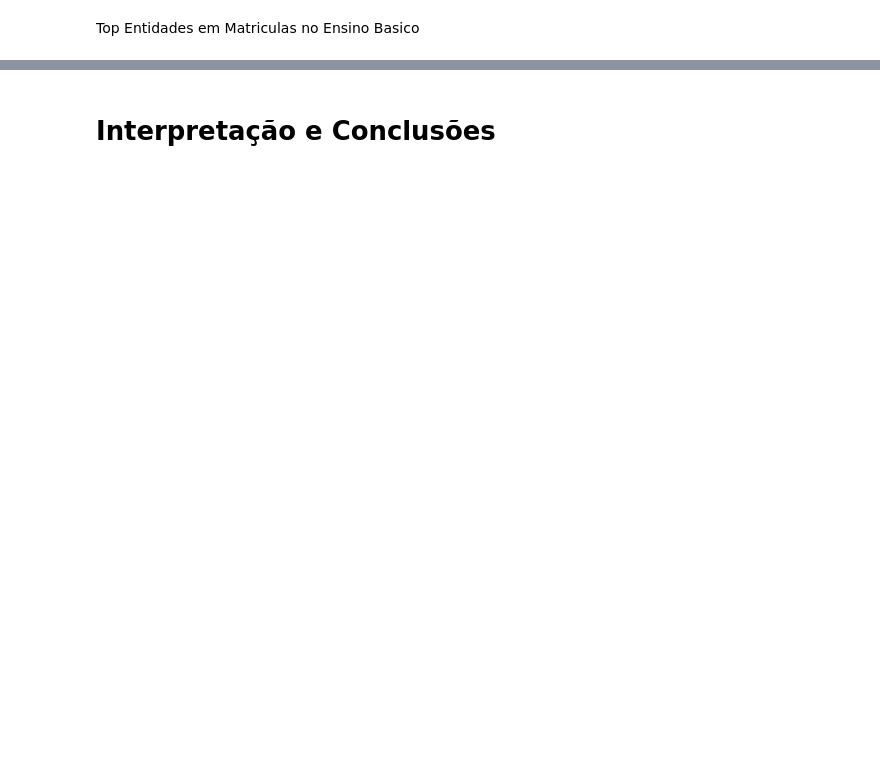
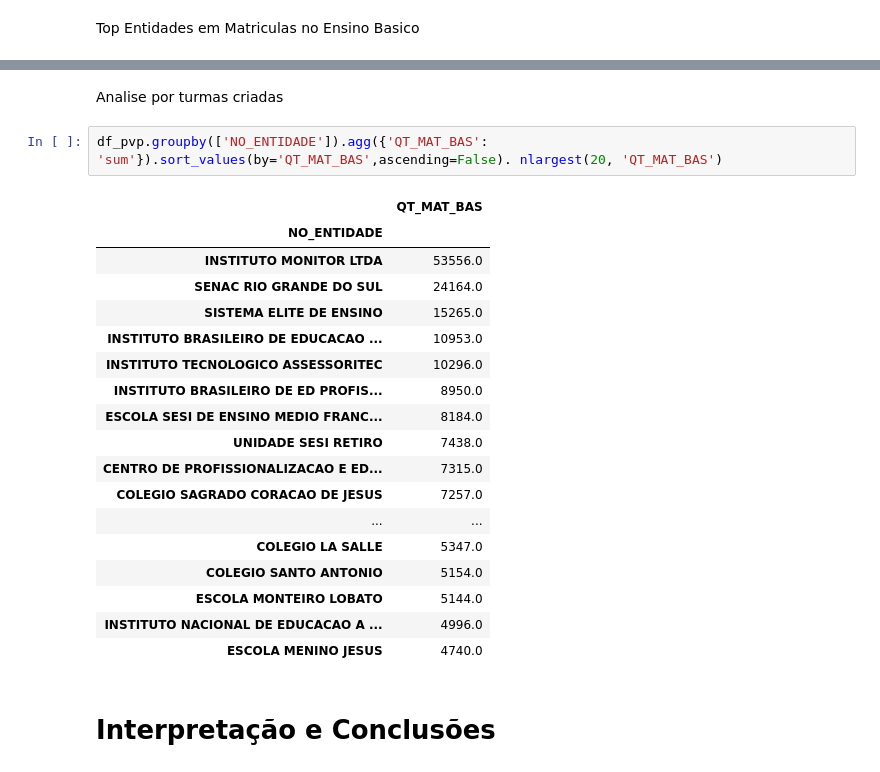
Before and after one commit to AndersonLopesbh/I.S, a Jupyter notebook: Analises IS/Script_python/Analises_IS.ipynb, the cells around one changed output, grey strips where cells are left out. Saved outputs shown, nothing was run; the diff lists cells and outputs as text; blank space fills up the shorter version.

```diff
--- a/Analises IS/Script_python/Analises_IS.ipynb
+++ b/Analises IS/Script_python/Analises_IS.ipynb
@@ -735,2 +725,25 @@ Name: QT_MAT_BAS, dtype: float64
+# %% [markdown]
+Analise por turmas criadas
+# %%
+df_pvp.groupby(['NO_ENTIDADE']).agg({'QT_MAT_BAS': 'sum'}).sort_values(by='QT_MAT_BAS',ascending=False). nlargest(20, 'QT_MAT_BAS')
+# %% [output]
+|  | QT_MAT_BAS |
+| NO_ENTIDADE |  |
+| INSTITUTO MONITOR LTDA | 53556.0 |
+| SENAC RIO GRANDE DO SUL | 24164.0 |
+| SISTEMA ELITE DE ENSINO | 15265.0 |
+| INSTITUTO BRASILEIRO DE EDUCACAO ... | 10953.0 |
+| INSTITUTO TECNOLOGICO ASSESSORITEC | 10296.0 |
+| INSTITUTO BRASILEIRO DE ED PROFIS... | 8950.0 |
+| ESCOLA SESI DE ENSINO MEDIO FRANC... | 8184.0 |
+| UNIDADE SESI RETIRO | 7438.0 |
+| CENTRO DE PROFISSIONALIZACAO E ED... | 7315.0 |
+| COLEGIO SAGRADO CORACAO DE JESUS | 7257.0 |
+| ... | ... |
+| COLEGIO LA SALLE | 5347.0 |
+| COLEGIO SANTO ANTONIO | 5154.0 |
+| ESCOLA MONTEIRO LOBATO | 5144.0 |
+| INSTITUTO NACIONAL DE EDUCACAO A ... | 4996.0 |
+| ESCOLA MENINO JESUS | 4740.0 |
 # %% [markdown]
 # Interpretação e Conclusões
```
Also changed, not shown: parts of 12 cells of this notebook.
